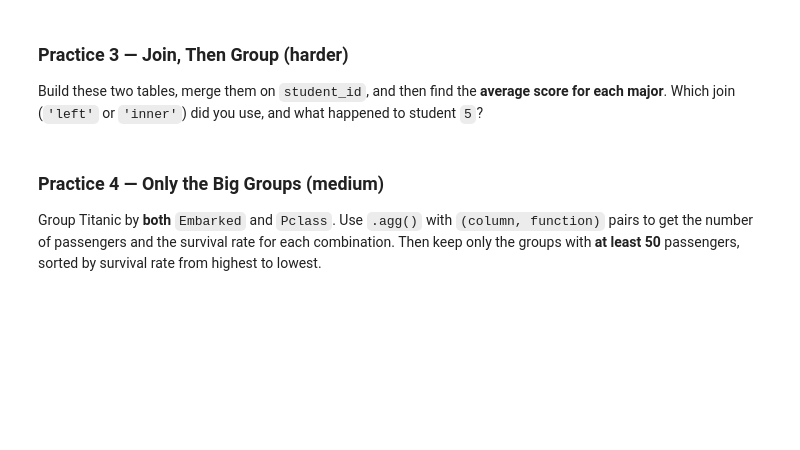
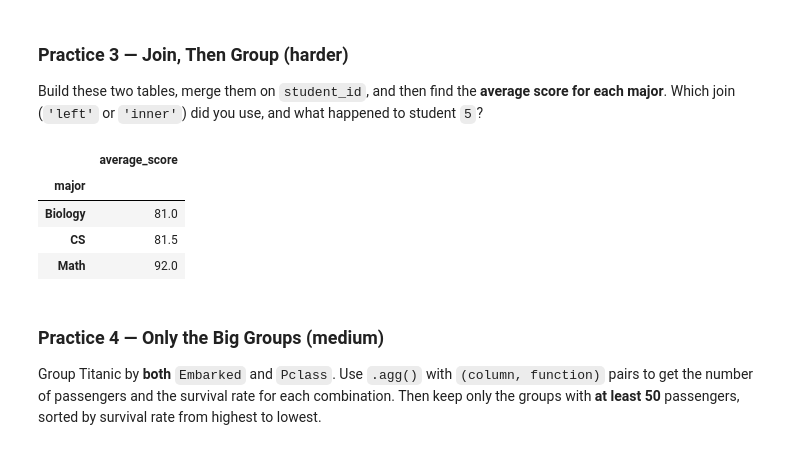
Before and after one commit to ECOKER1226/3603-data-science-coker, a Jupyter notebook: Work/06-Working_with_Data_Adv/07-Grouping_and_Combining.ipynb, the cells around one changed output. Saved outputs shown, nothing was run; the diff lists cells and outputs as text; code cells hidden in the pictures; blank space fills up the shorter version.

```diff
--- a/Work/06-Working_with_Data_Adv/07-Grouping_and_Combining.ipynb
+++ b/Work/06-Working_with_Data_Adv/07-Grouping_and_Combining.ipynb
@@ -295,7 +473,18 @@ Build these two tables, merge them on `student_id`, and then find the **average
 # %%
 scores = pd.DataFrame({'student_id': [1, 2, 3, 4, 5], 'score': [88, 92, 75, 81, 95]})
 majors = pd.DataFrame({'student_id': [1, 2, 3, 4], 'major': ['CS', 'Math', 'CS', 'Biology']})
 # Your code here
+merged = pd.merge(scores, majors, on='student_id', how='left')
+merged.groupby('major').agg(
+    average_score=('score', 'mean')
+)
+# I used a 'left' join, so student `5` is still included in the merged DataFrame, but their `major` is `NaN`.
+# %% [output]
+|  | average_score |
+| major |  |
+| Biology | 81.0 |
+| CS | 81.5 |
+| Math | 92.0 |
 # %% [markdown]
 ### Practice 4 — Only the Big Groups (medium)
 Group Titanic by **both** `Embarked` and `Pclass`. Use `.agg()` with `(column, function)` pairs to get the number of passengers and the survival rate for each combination. Then keep only the groups with **at least 50** passengers, sorted by survival rate from highest to lowest.
```
Also changed, not shown: parts of 33 cells of this notebook.
